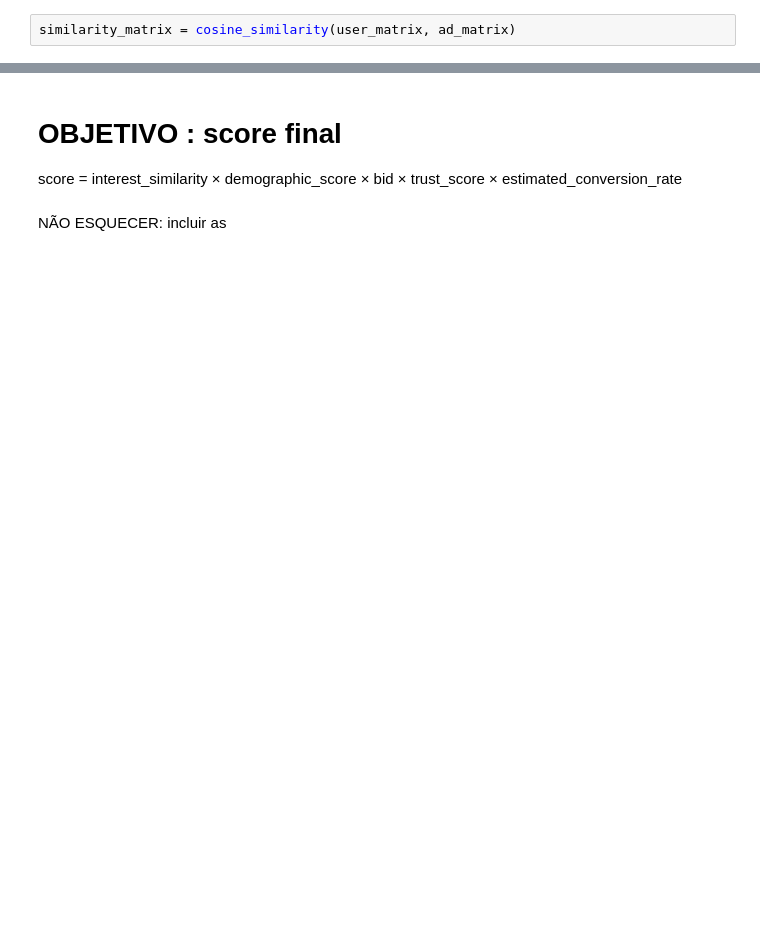
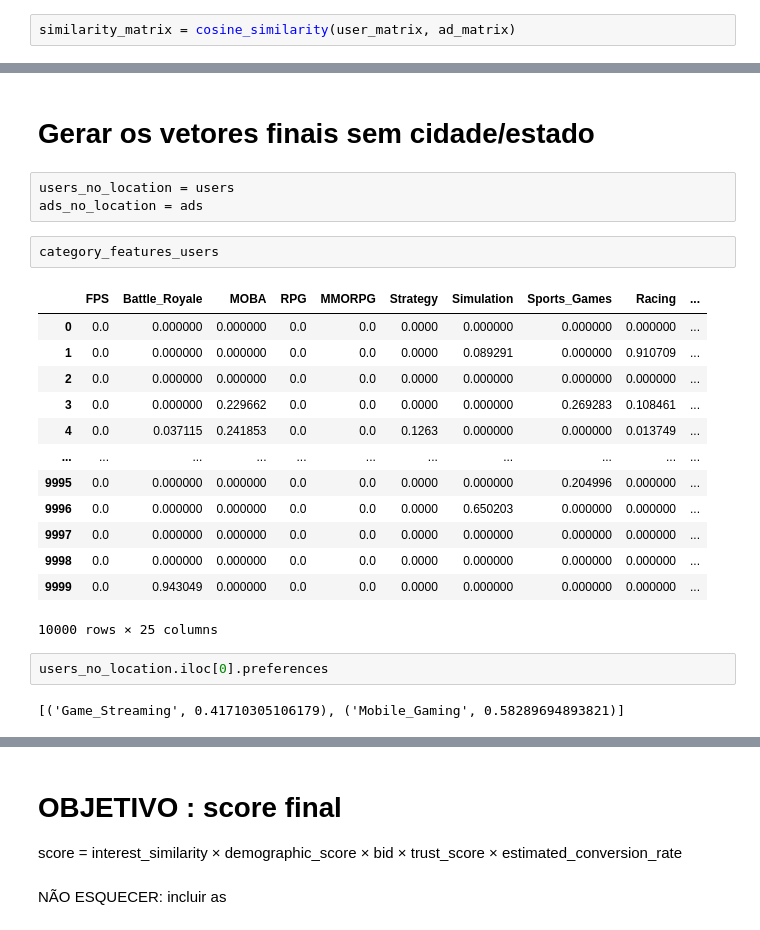
Before and after one commit to Allanvtr/ads-recommendation-system, a Jupyter notebook: notebook/01_prototipo_modelo_simples.ipynb, the cells around one changed output, grey strips where cells are left out. Saved outputs shown, nothing was run; the diff lists cells and outputs as text; blank space fills up the shorter version.

```diff
--- a/notebook/01_prototipo_modelo_simples.ipynb
+++ b/notebook/01_prototipo_modelo_simples.ipynb
@@ -463 +455,26 @@ preferences    [('Sports_Games', 0.06144033651140886), ('Cons...
 Name: 0, dtype: object
+# %% [markdown]
+# Gerar os vetores finais sem cidade/estado
+# %%
+users_no_location = users
+ads_no_location = ads
+# %%
+category_features_users
+# %% [output]
+|  | FPS | Battle_Royale | MOBA | RPG | MMORPG | Strategy | Simulation | Sports_Games | Racing | ... |
+| 0 | 0.0 | 0.000000 | 0.000000 | 0.0 | 0.0 | 0.0000 | 0.000000 | 0.000000 | 0.000000 | ... |
+| 1 | 0.0 | 0.000000 | 0.000000 | 0.0 | 0.0 | 0.0000 | 0.089291 | 0.000000 | 0.910709 | ... |
+| 2 | 0.0 | 0.000000 | 0.000000 | 0.0 | 0.0 | 0.0000 | 0.000000 | 0.000000 | 0.000000 | ... |
+| 3 | 0.0 | 0.000000 | 0.229662 | 0.0 | 0.0 | 0.0000 | 0.000000 | 0.269283 | 0.108461 | ... |
+| 4 | 0.0 | 0.037115 | 0.241853 | 0.0 | 0.0 | 0.1263 | 0.000000 | 0.000000 | 0.013749 | ... |
+| ... | ... | ... | ... | ... | ... | ... | ... | ... | ... | ... |
+| 9995 | 0.0 | 0.000000 | 0.000000 | 0.0 | 0.0 | 0.0000 | 0.000000 | 0.204996 | 0.000000 | ... |
+| 9996 | 0.0 | 0.000000 | 0.000000 | 0.0 | 0.0 | 0.0000 | 0.650203 | 0.000000 | 0.000000 | ... |
+| 9997 | 0.0 | 0.000000 | 0.000000 | 0.0 | 0.0 | 0.0000 | 0.000000 | 0.000000 | 0.000000 | ... |
+| 9998 | 0.0 | 0.000000 | 0.000000 | 0.0 | 0.0 | 0.0000 | 0.000000 | 0.000000 | 0.000000 | ... |
+| 9999 | 0.0 | 0.943049 | 0.000000 | 0.0 | 0.0 | 0.0000 | 0.000000 | 0.000000 | 0.000000 | ... |
+10000 rows × 25 columns
+# %%
+users_no_location.iloc[0].preferences
+# %% [output]
+[('Game_Streaming', 0.41710305106179), ('Mobile_Gaming', 0.58289694893821)]
```
Also changed, not shown: parts of 44 cells of this notebook, 2 other files.
